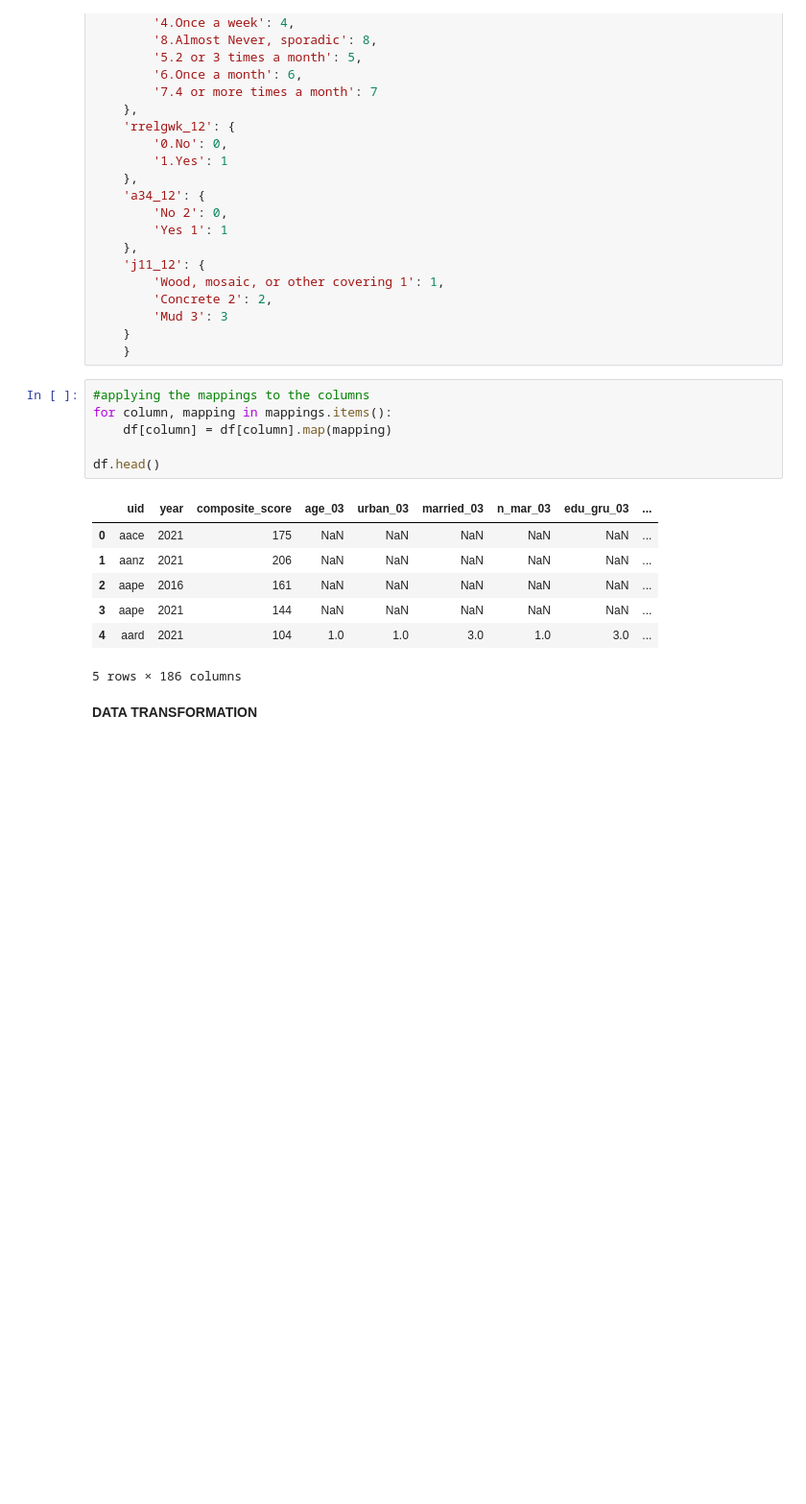
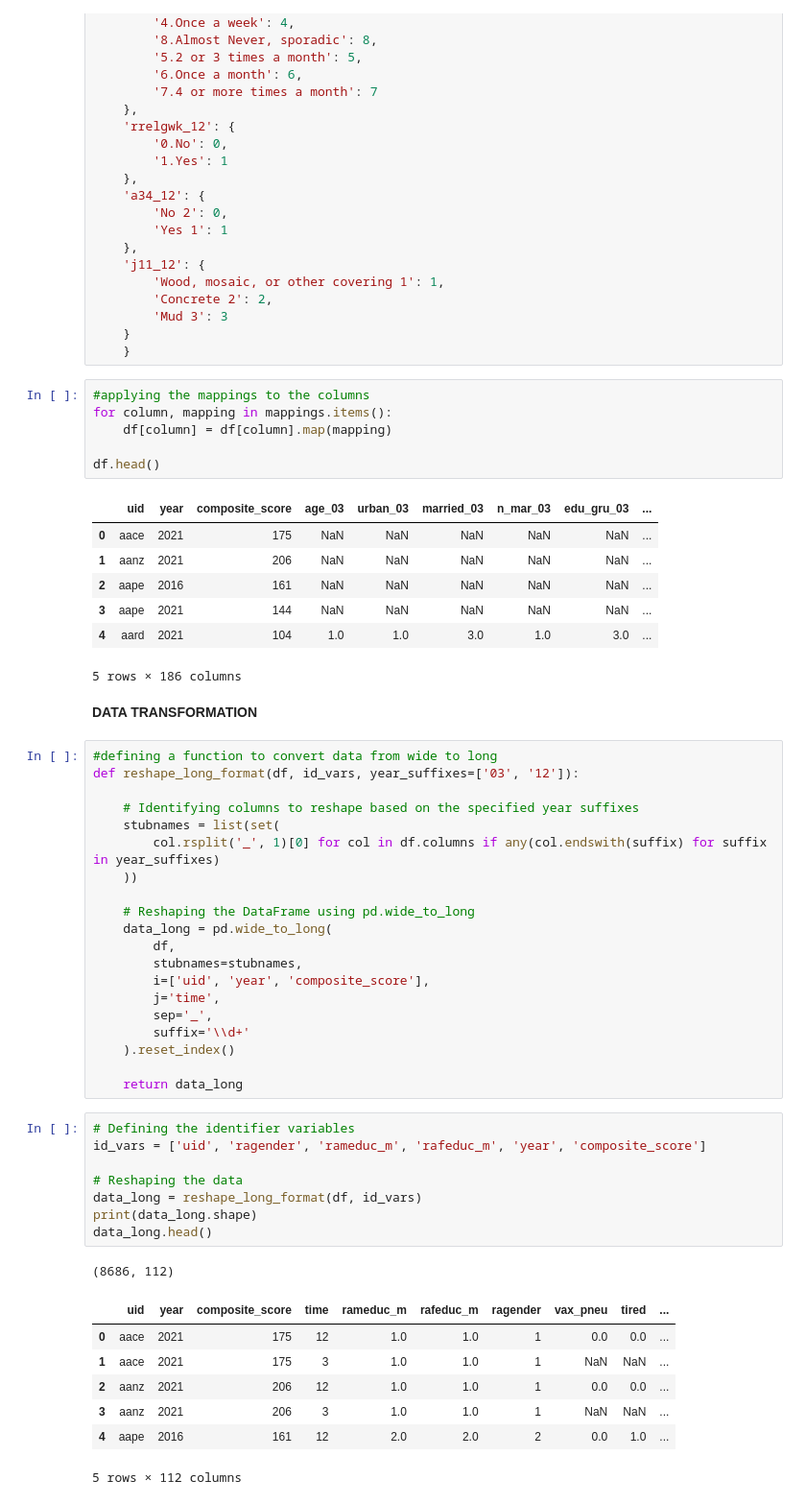
Before and after one commit to geomwangi007/Early-Detection-of-Alzheimer-s-Disease-and-Related-Dementias-Using-Social-Determinants-of-Health, a Jupyter notebook: Main.ipynb, the cells around one changed output. Shown at 96% size. Drawn from its saved outputs; the diff is of its cells as text; blank space fills up the shorter version.

```diff
--- a/Main.ipynb
+++ b/Main.ipynb
@@ -1373,3 +1373,40 @@ df.head()
 5 rows × 186 columns
 # %% [markdown]
 **DATA TRANSFORMATION**
+# %%
+#defining a function to convert data from wide to long
+def reshape_long_format(df, id_vars, year_suffixes=['03', '12']):
+
+    # Identifying columns to reshape based on the specified year suffixes
+    stubnames = list(set(
+        col.rsplit('_', 1)[0] for col in df.columns if any(col.endswith(suffix) for suffix in year_suffixes)
+    ))
+
+    # Reshaping the DataFrame using pd.wide_to_long
+    data_long = pd.wide_to_long(
+        df,
+        stubnames=stubnames,
+        i=['uid', 'year', 'composite_score'],
+        j='time',
+        sep='_',
+        suffix='\\d+'
+    ).reset_index()
+
+    return data_long
+# %%
+# Defining the identifier variables
+id_vars = ['uid', 'ragender', 'rameduc_m', 'rafeduc_m', 'year', 'composite_score']
+
+# Reshaping the data
+data_long = reshape_long_format(df, id_vars)
+print(data_long.shape)
+data_long.head()
+# %% [output]
+(8686, 112)
+|  | uid | year | composite_score | time | rameduc_m | rafeduc_m | ragender | vax_pneu | tired | ... |
+| 0 | aace | 2021 | 175 | 12 | 1.0 | 1.0 | 1 | 0.0 | 0.0 | ... |
+| 1 | aace | 2021 | 175 | 3 | 1.0 | 1.0 | 1 | NaN | NaN | ... |
+| 2 | aanz | 2021 | 206 | 12 | 1.0 | 1.0 | 1 | 0.0 | 0.0 | ... |
+| 3 | aanz | 2021 | 206 | 3 | 1.0 | 1.0 | 1 | NaN | NaN | ... |
+| 4 | aape | 2016 | 161 | 12 | 2.0 | 2.0 | 2 | 0.0 | 1.0 | ... |
+5 rows × 112 columns
```
Also changed, not shown: parts of 5 cells of this notebook.
